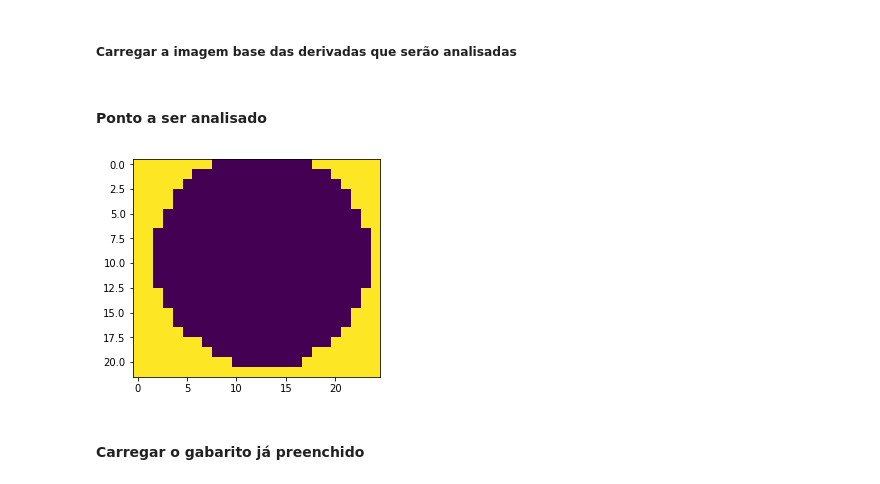
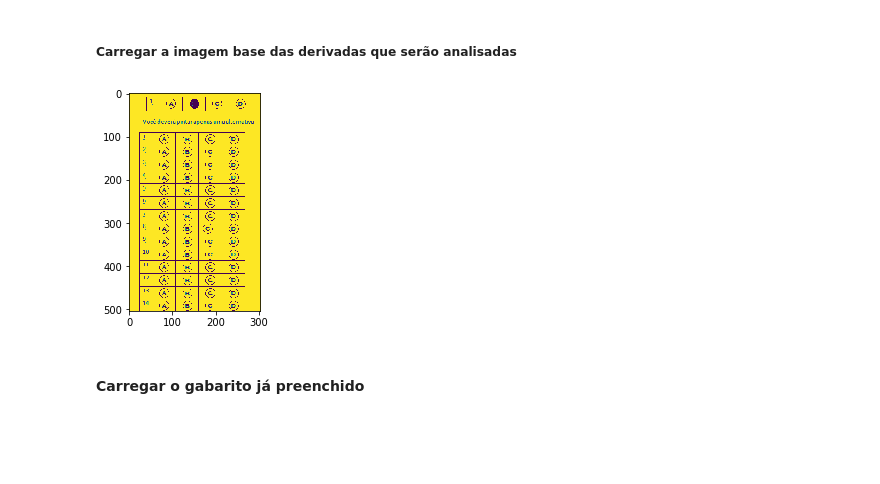
Before and after one commit to deliminha/reply-card, a Jupyter notebook: patterns-pictures.ipynb, the cells around one changed output. Saved outputs shown, nothing was run; the diff lists cells and outputs as text; code cells hidden in the pictures; blank space fills up the shorter version.

```diff
--- a/patterns-pictures.ipynb
+++ b/patterns-pictures.ipynb
@@ -10,6 +10,5 @@ import cv2 as cv
 # %% [markdown]
 ##### Carregar a imagem base das derivadas que serão analisadas
 # %%
-imgBase = cv.imread('dataset/imgs/gabarito_circular_simples.png')
+#Carregando gabarito base em escala de cinza
+gBase = cv.imread('dataset/imgs/gabarito_circular_simples.png', cv.IMREAD_GRAYSCALE)
-# %% [markdown]
-#### Ponto a ser analisado
@@ -22,8 +15,8 @@ _,pontoBinario = cv.threshold(ponto, 155, 255, cv.THRESH_OTSU) # deixando o pont
 # %%
-plt.imshow(pontoBinario)
+plt.imshow(gBase)
 plt.show()
 # %% [output]
-[figure, old version]
+[figure, new version]
 # %% [markdown]
 #### Carregar o gabarito já preenchido
 # %%
```
Also changed, not shown: parts of 21 cells of this notebook, 2 other files.
